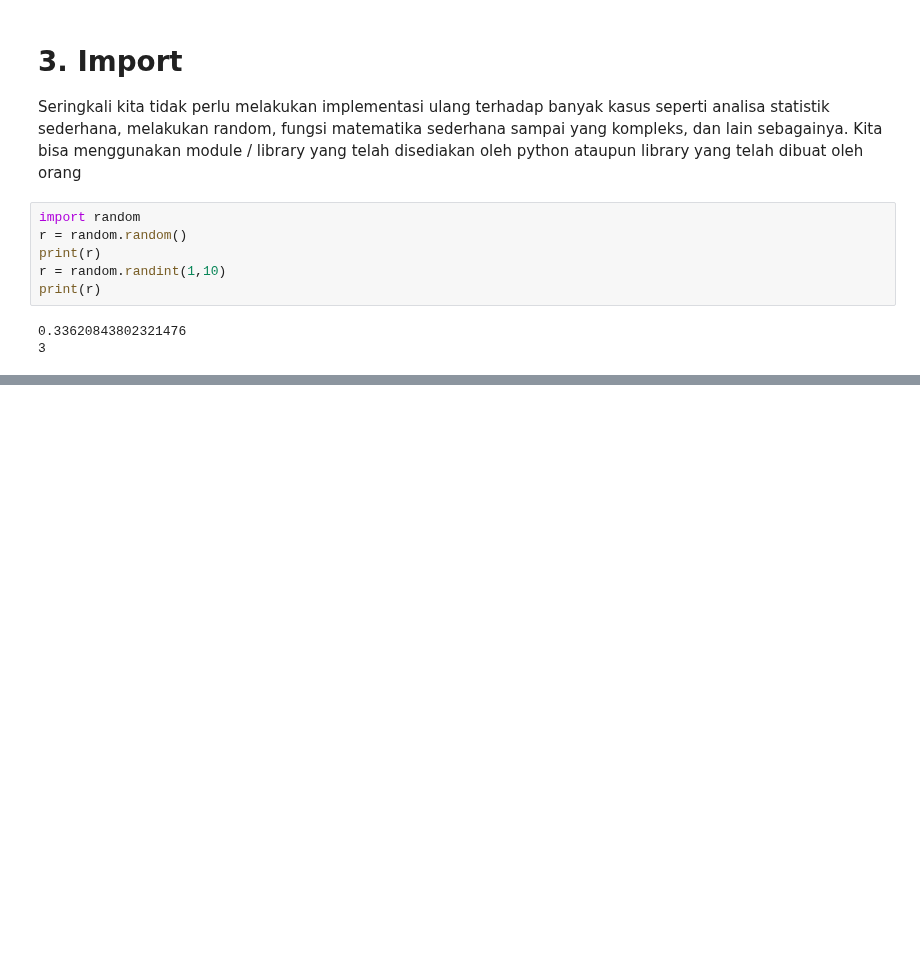
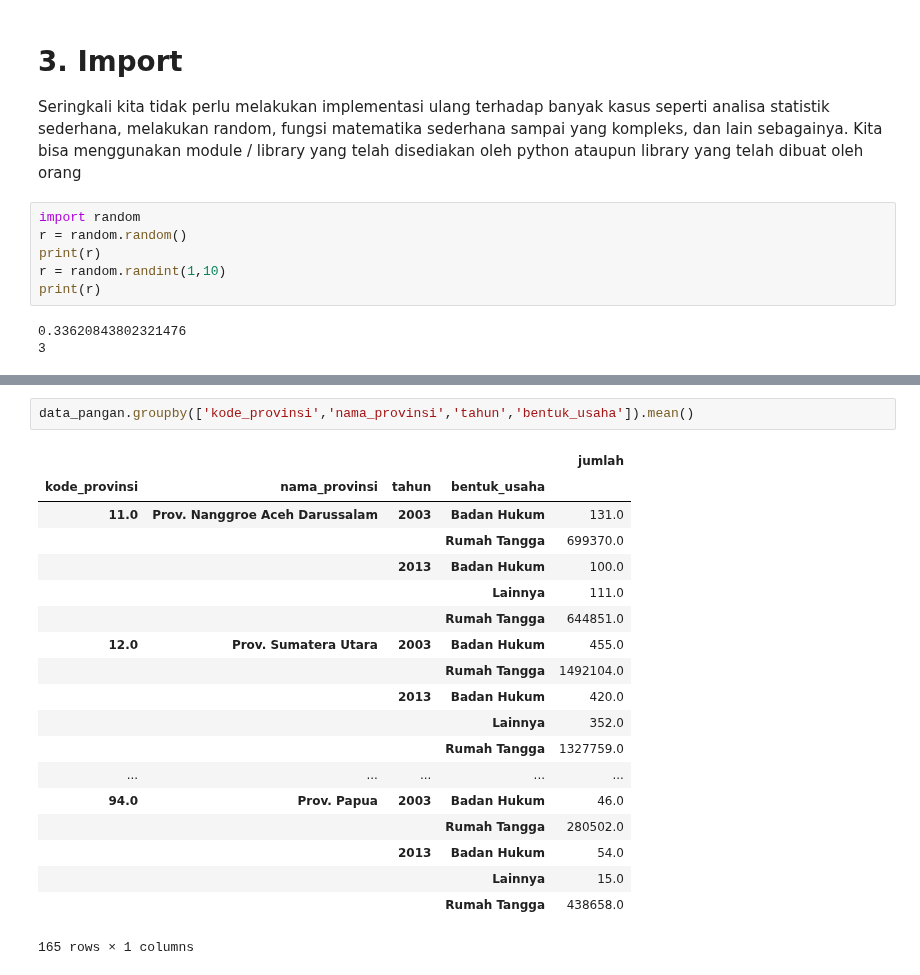
Before and after one commit to dennypirhadi/digitalent2018, a Jupyter notebook: py_Day3.ipynb, the cells around one changed output, grey strips where cells are left out. Cells and saved outputs as stored; diff of their text form; blank space fills up the shorter version.

```diff
--- a/py_Day3.ipynb
+++ b/py_Day3.ipynb
@@ -101,0 +430,22 @@ print(b,c,d,e,f)
+# %%
+data_pangan.groupby(['kode_provinsi','nama_provinsi','tahun','bentuk_usaha']).mean()
+# %% [output]
+|  |  |  |  | jumlah |
+| kode_provinsi | nama_provinsi | tahun | bentuk_usaha |  |
+| 11.0 | Prov. Nanggroe Aceh Darussalam | 2003 | Badan Hukum | 131.0 |
+|  |  |  | Rumah Tangga | 699370.0 |
+|  |  | 2013 | Badan Hukum | 100.0 |
+|  |  |  | Lainnya | 111.0 |
+|  |  |  | Rumah Tangga | 644851.0 |
+| 12.0 | Prov. Sumatera Utara | 2003 | Badan Hukum | 455.0 |
+|  |  |  | Rumah Tangga | 1492104.0 |
+|  |  | 2013 | Badan Hukum | 420.0 |
+|  |  |  | Lainnya | 352.0 |
+|  |  |  | Rumah Tangga | 1327759.0 |
+| ... | ... | ... | ... | ... |
+| 94.0 | Prov. Papua | 2003 | Badan Hukum | 46.0 |
+|  |  |  | Rumah Tangga | 280502.0 |
+|  |  | 2013 | Badan Hukum | 54.0 |
+|  |  |  | Lainnya | 15.0 |
+|  |  |  | Rumah Tangga | 438658.0 |
+165 rows × 1 columns
```
Also changed, not shown: parts of 36 cells of this notebook, 4 other files.
